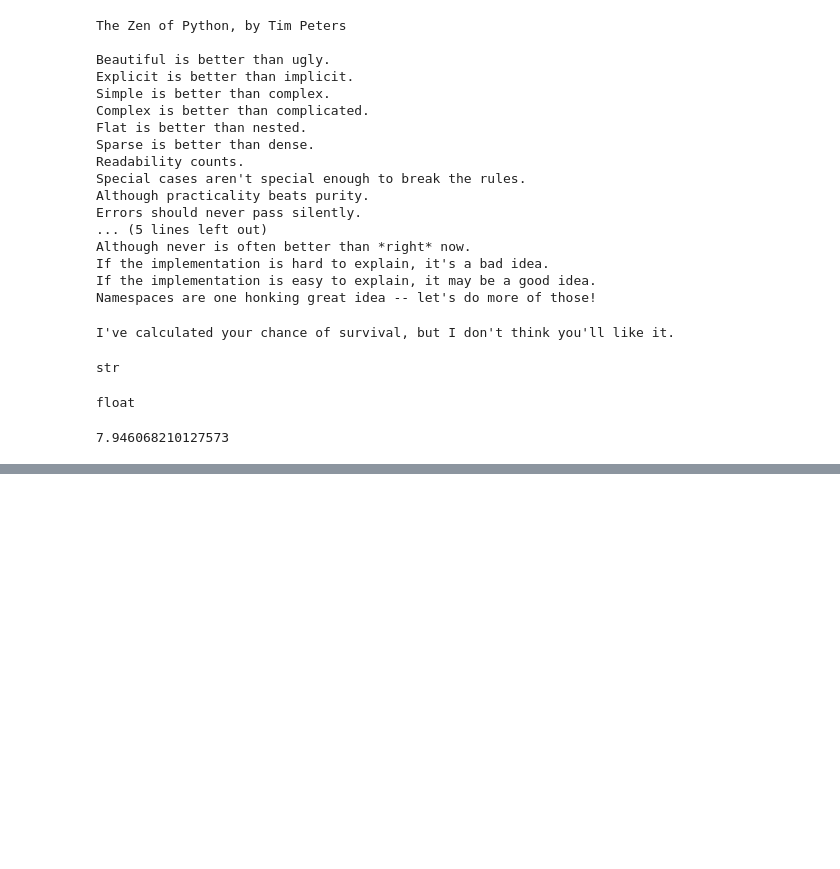
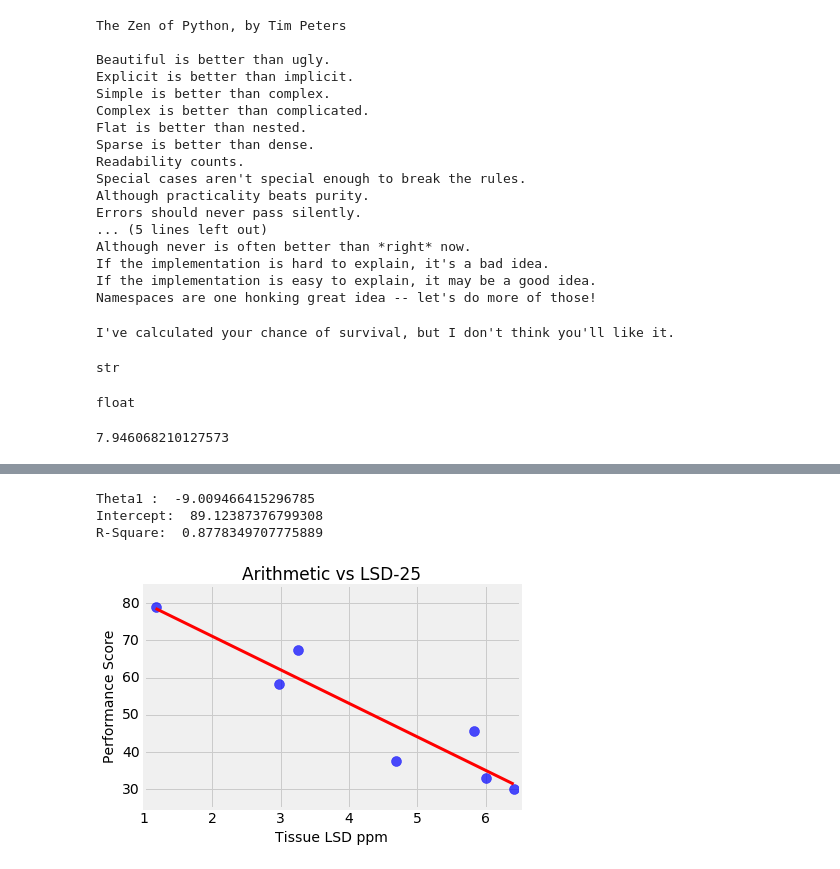
Before and after one commit to bjfabian11/UdemyDSandMLBootcamp, a Jupyter notebook: 02 Python Intro.ipynb, the cells around one changed output, grey strips where cells are left out. Saved outputs shown, nothing was run; the diff lists cells and outputs as text; code cells hidden in the pictures; blank space fills up the shorter version.

```diff
--- a/02 Python Intro.ipynb
+++ b/02 Python Intro.ipynb
@@ -385,0 +447,30 @@ data
+# %%
+regr = LinearRegression()
+regr.fit(LSD, score)
+
+print('Theta1 : ', regr.coef_[0][0])
+print('Intercept: ', regr.intercept_[0])
+print('R-Square: ', regr.score(LSD, score))
+predicted_score = regr.predict(LSD)
+# %% [output]
+Theta1 :  -9.009466415296785
+Intercept:  89.12387376799308
+R-Square:  0.8778349707775889
+# %%
+%matplotlib inline
+
+
+plt.title('Arithmetic vs LSD-25', fontsize=17)
+plt.xlabel('Tissue LSD ppm', fontsize=14)
+plt.ylabel('Performance Score', fontsize=14)
+plt.xticks(fontsize=14)
+plt.yticks(fontsize=14)
+plt.ylim(25, 85)
+plt.xlim(1, 6.5)
+plt.style.use('fivethirtyeight')
+
+plt.scatter(LSD, score, color='blue', s=100, alpha=0.7)
+plt.plot(LSD, predicted_score, color='red', linewidth=3)
+plt.show()
+# %% [output]
+[figure, added]
```
Also changed, not shown: parts of 18 cells of this notebook.
